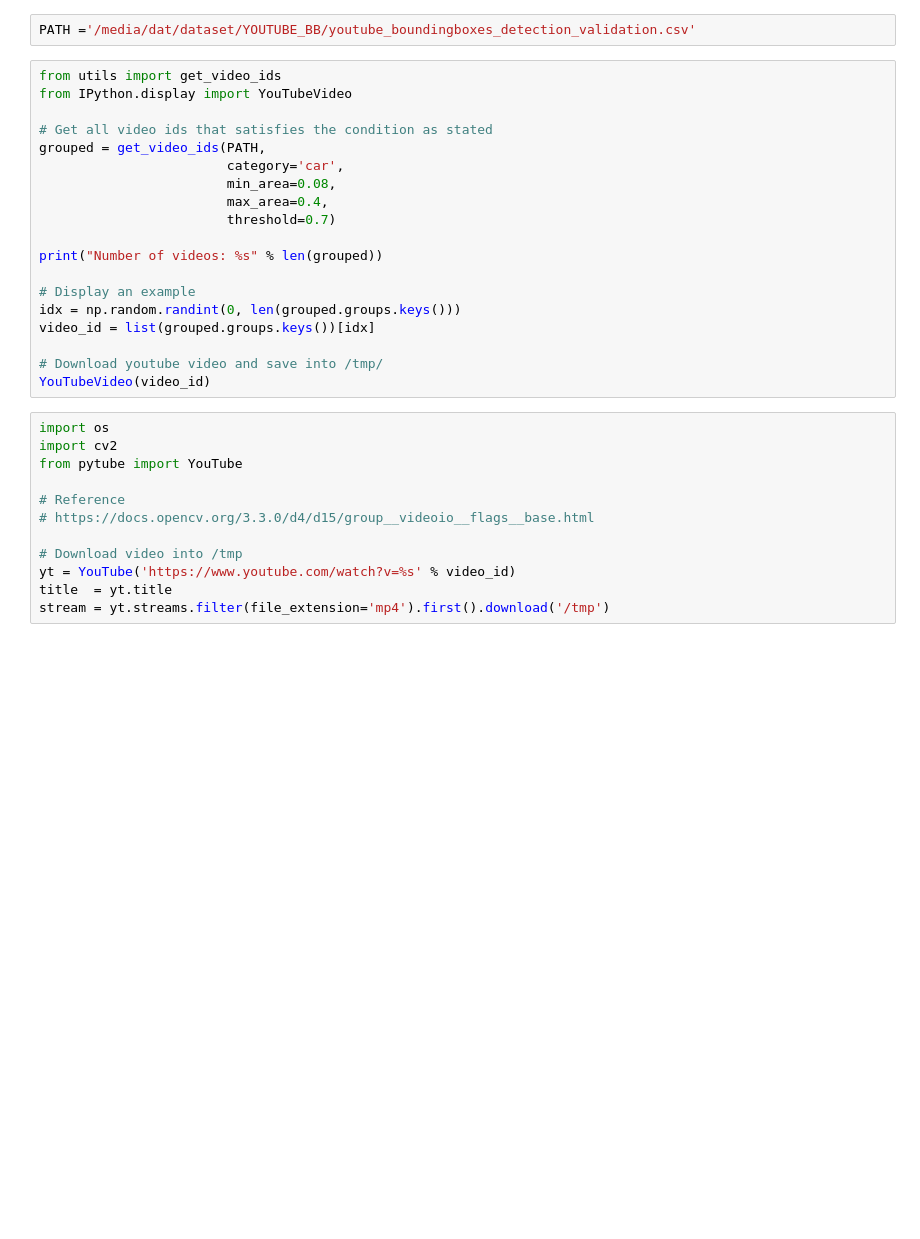
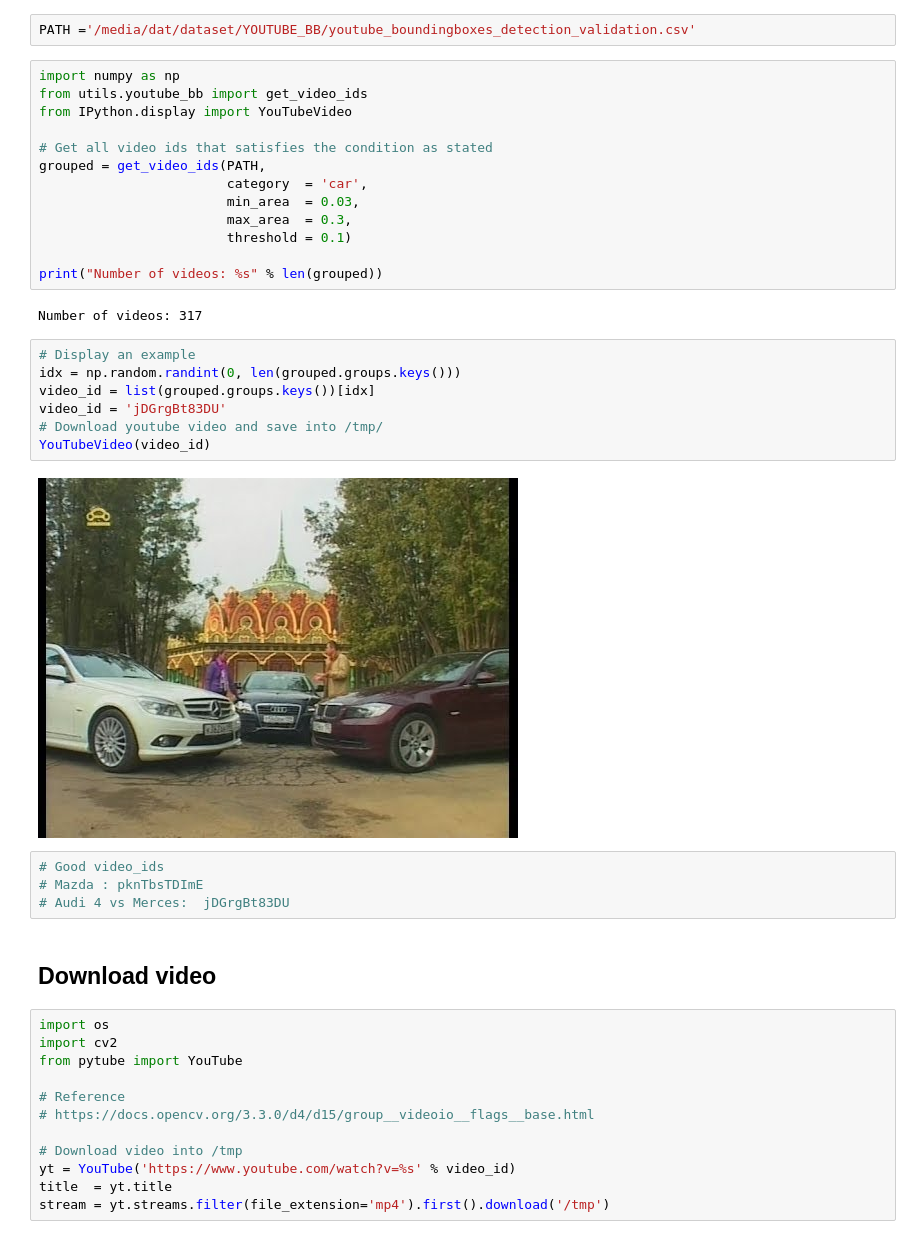
Before and after one commit to datlife/gan-dataset, a Jupyter notebook: load_video_pipeline.ipynb, the cells around one changed output. Cells and saved outputs as stored; diff of their text form; blank space fills up the shorter version.

```diff
--- a/load_video_pipeline.ipynb
+++ b/load_video_pipeline.ipynb
@@ -1,24 +1,35 @@
 # %%
 PATH ='/media/dat/dataset/YOUTUBE_BB/youtube_boundingboxes_detection_validation.csv'
 # %%
-from utils import get_video_ids
+import numpy as np
+from utils.youtube_bb import get_video_ids
 from IPython.display import YouTubeVideo
 
 # Get all video ids that satisfies the condition as stated
 grouped = get_video_ids(PATH,
-                        category='car',
-                        min_area=0.08,
-                        max_area=0.4,
-                        threshold=0.7)
+                        category  = 'car',
+                        min_area  = 0.03,
+                        max_area  = 0.3,
+                        threshold = 0.1)
 
 print("Number of videos: %s" % len(grouped))
-
-# Display an example
-idx = np.random.randint(0, len(grouped.groups.keys()))
-video_id = list(grouped.groups.keys())[idx]
-
-# Download youtube video and save into /tmp/
-YouTubeVideo(video_id)
+# %% [output]
+Number of videos: 317
+# %%
+# Display an example
+idx = np.random.randint(0, len(grouped.groups.keys()))
+video_id = list(grouped.groups.keys())[idx]
+video_id = 'jDGrgBt83DU'
+# Download youtube video and save into /tmp/
+YouTubeVideo(video_id)
+# %% [output]
+[figure, added]
+# %%
+# Good video_ids
+# Mazda : pknTbsTDImE
+# Audi 4 vs Merces:  jDGrgBt83DU
+# %% [markdown]
+## Download video
 # %%
 import os
 import cv2
```
Also changed, not shown: parts of 4 cells of this notebook, 2 other files.
